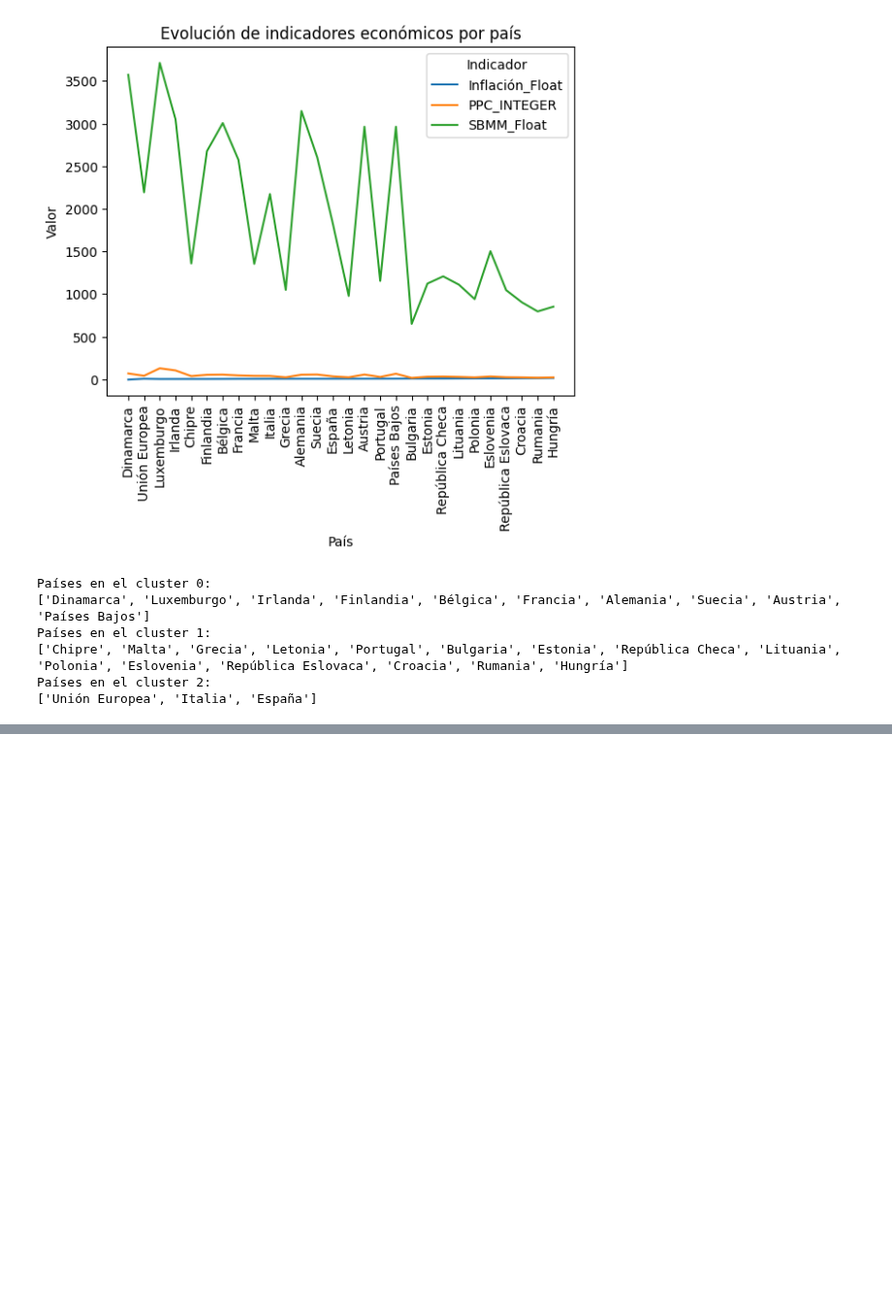
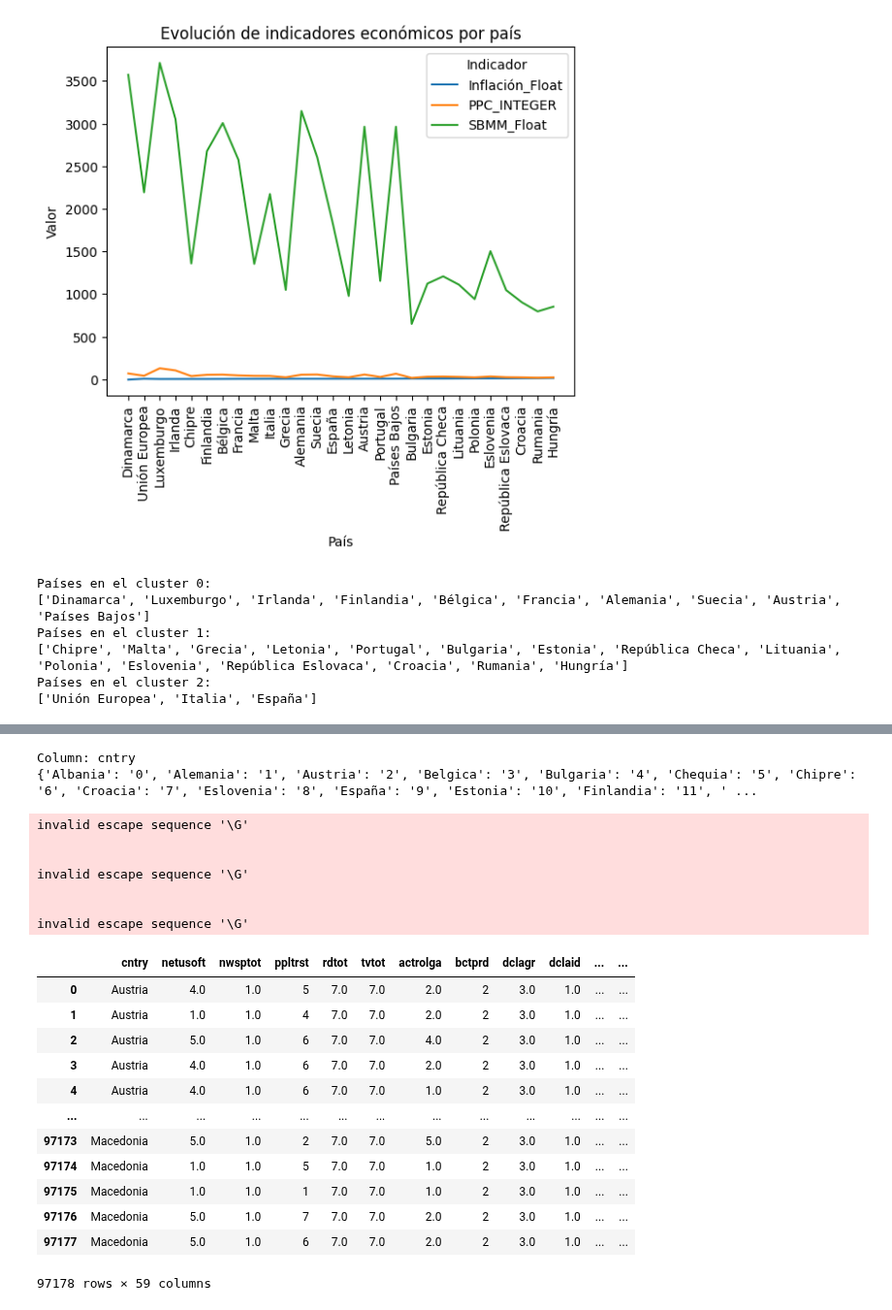
Before and after one commit to JosBerGon34/ProyectoFinal, a Jupyter notebook: src/3.VarSelection.ipynb, the cells around one changed output, grey strips where cells are left out. Shown at 97% size. Drawn from its saved outputs; the diff is of its cells as text; code cells hidden in the pictures; blank space fills up the shorter version.

```diff
--- a/src/3.VarSelection.ipynb
+++ b/src/3.VarSelection.ipynb
@@ -295,0 +305,43 @@ df_encuestas = pd.read_csv('C:/GitHubRepos/ProyectoFinal/data/processed/dfencues
+# %%
+# factorizaremos la columna paises y la aañadiremos al dataset
+import json
+import os
+from sklearn.preprocessing import LabelEncoder
+def JsonFCZRename(df, categorical_cols, output_dir, suffix="_fc"):
+    for col in categorical_cols:
+        le = LabelEncoder()
+        df[col + suffix] = le.fit_transform(df[col])
+        mapping_dict = {value: str(index) for value, index in zip(le.classes_, le.transform(le.classes_))}
+        print(f"Column: {col}")
+        print(mapping_dict)
+        filename = f"{col}_factors.json"
+        filepath = os.path.join(output_dir, filename)
+        with open(filepath, 'w') as f:
+            json.dump(mapping_dict, f, indent=4)
+
+    return df
+categorical_cols = ['cntry']
+JsonFCZRename(df_encuestas, categorical_cols, '\GitHubRepos\ProyectoFinal\data\processed')
+# %% [output]
+Column: cntry
+{'Albania': '0', 'Alemania': '1', 'Austria': '2', 'Belgica': '3', 'Bulgaria': '4', 'Chequia': '5', 'Chipre': '6', 'Croacia': '7', 'Eslovenia': '8', 'España': '9', 'Estonia': '10', 'Finlandia': '11', ' ...
+invalid escape sequence '\G'
+
+
+invalid escape sequence '\G'
+
+
+invalid escape sequence '\G'
+|  | cntry | netusoft | nwsptot | ppltrst | rdtot | tvtot | actrolga | bctprd | dclagr | dclaid | ... | ... |
+| 0 | Austria | 4.0 | 1.0 | 5 | 7.0 | 7.0 | 2.0 | 2 | 3.0 | 1.0 | ... | ... |
+| 1 | Austria | 1.0 | 1.0 | 4 | 7.0 | 7.0 | 2.0 | 2 | 3.0 | 1.0 | ... | ... |
+| 2 | Austria | 5.0 | 1.0 | 6 | 7.0 | 7.0 | 4.0 | 2 | 3.0 | 1.0 | ... | ... |
+| 3 | Austria | 4.0 | 1.0 | 6 | 7.0 | 7.0 | 2.0 | 2 | 3.0 | 1.0 | ... | ... |
+| 4 | Austria | 4.0 | 1.0 | 6 | 7.0 | 7.0 | 1.0 | 2 | 3.0 | 1.0 | ... | ... |
+| ... | ... | ... | ... | ... | ... | ... | ... | ... | ... | ... | ... | ... |
+| 97173 | Macedonia | 5.0 | 1.0 | 2 | 7.0 | 7.0 | 5.0 | 2 | 3.0 | 1.0 | ... | ... |
+| 97174 | Macedonia | 1.0 | 1.0 | 5 | 7.0 | 7.0 | 1.0 | 2 | 3.0 | 1.0 | ... | ... |
+| 97175 | Macedonia | 1.0 | 1.0 | 1 | 7.0 | 7.0 | 1.0 | 2 | 3.0 | 1.0 | ... | ... |
+| 97176 | Macedonia | 5.0 | 1.0 | 7 | 7.0 | 7.0 | 2.0 | 2 | 3.0 | 1.0 | ... | ... |
+| 97177 | Macedonia | 5.0 | 1.0 | 6 | 7.0 | 7.0 | 2.0 | 2 | 3.0 | 1.0 | ... | ... |
+97178 rows × 59 columns
```
Also changed, not shown: parts of 10 cells of this notebook, 9 other files.
